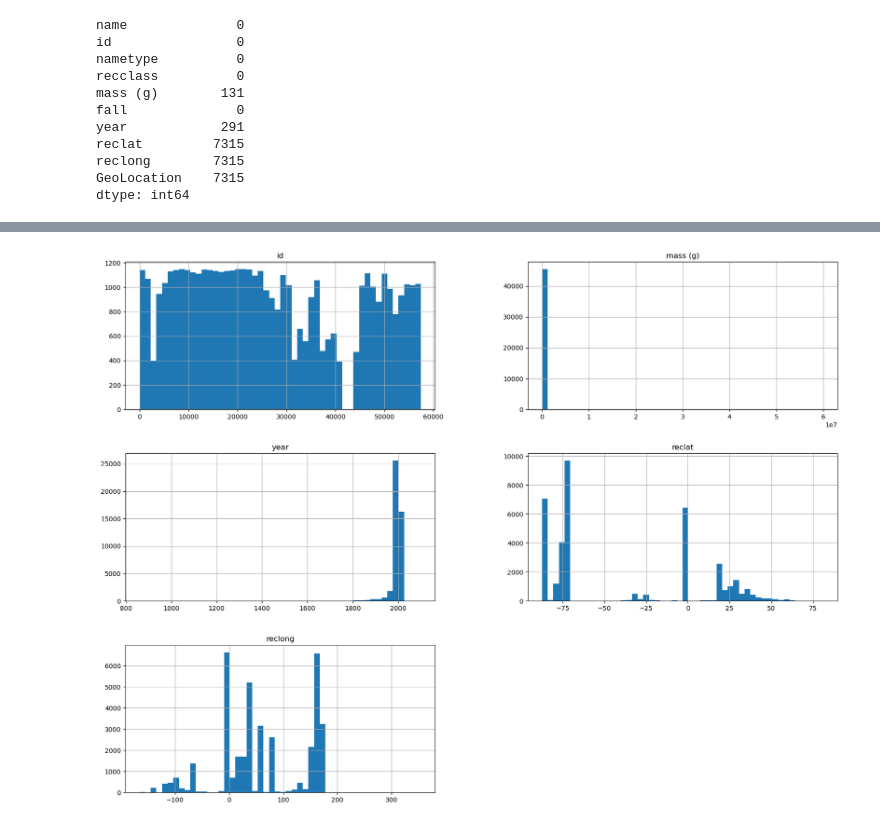
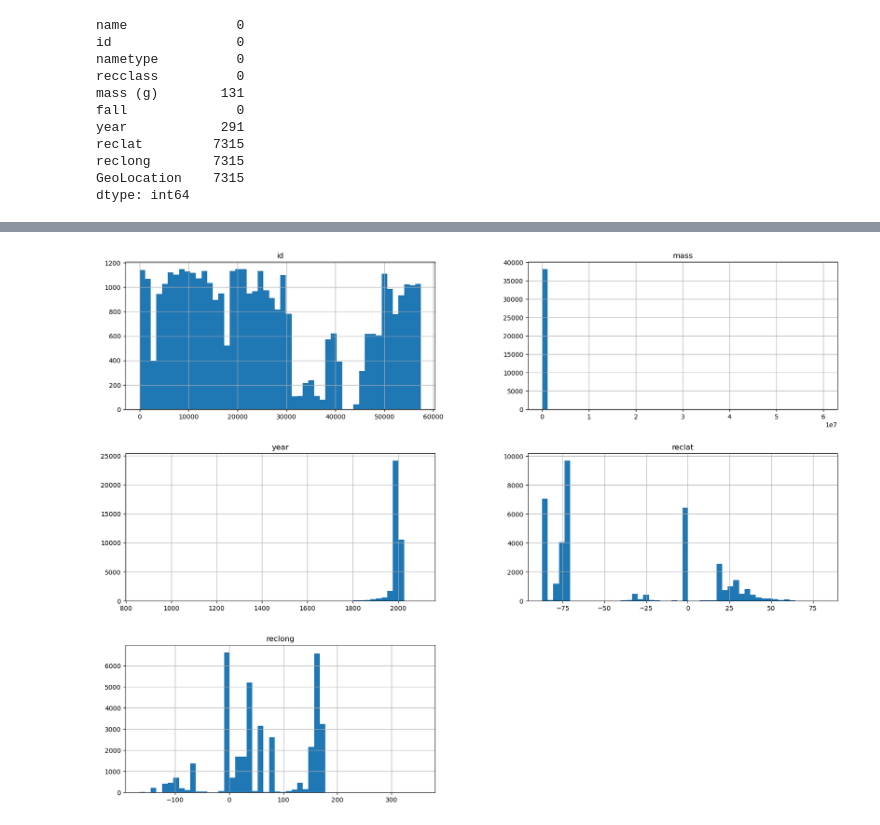
Before and after one commit to loisstetson/Project-4-Cost-of-Living, a Jupyter notebook: Meteorite_landings.ipynb, the cells around one changed output, grey strips where cells are left out. Drawn from its saved outputs; the diff is of its cells as text; code cells hidden in the pictures.

Commit message:
data_cleaned.csvMeteorite_landings.ipynb

```diff
--- a/Meteorite_landings.ipynb
+++ b/Meteorite_landings.ipynb
@@ -60,0 +51,7 @@ data_cleaned
+# %%
+# Dropping rows with NaN in 'GeoLocation' and dropping the 'nametype' column
+data_cleaned = data.dropna(subset=['GeoLocation']).drop(columns=['nametype'])
+
+# Renaming the 'mass (g)' column to 'mass_grams'
+data_cleaned = data_cleaned.rename(columns={'mass (g)': 'mass'})
+data_cleaned
@@ -61,8 +103,8 @@ data_cleaned
 # %%
 # Histograms for distribution
-data.hist(bins=50, figsize=(20,15))
+data_cleaned.hist(bins=50, figsize=(20,15))
 plt.show()
 # %% [output]
-[figure, old version]
+[figure, new version]
 # %%
 # Correlation matrix
```
Also changed, not shown: parts of 16 cells of this notebook.
